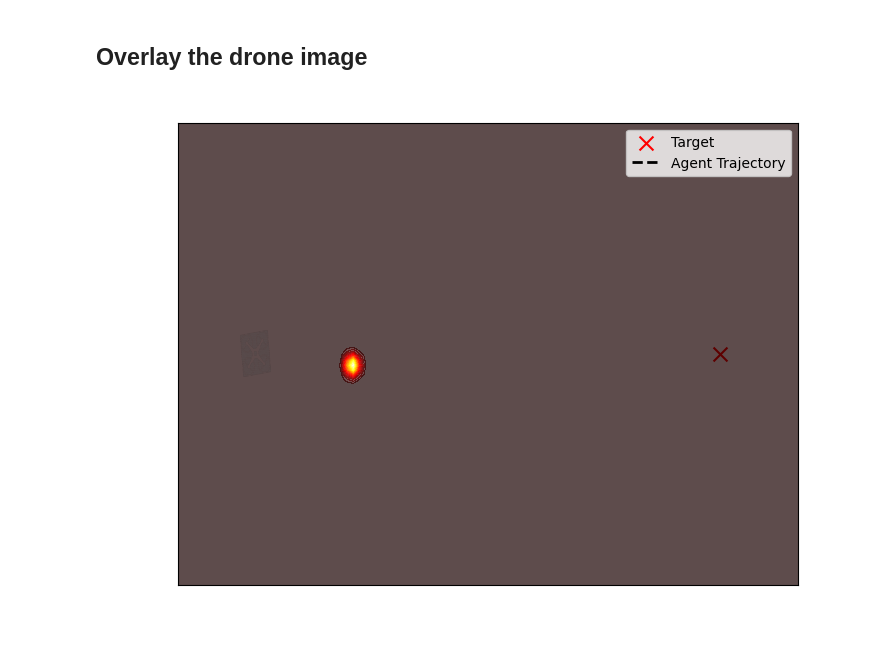
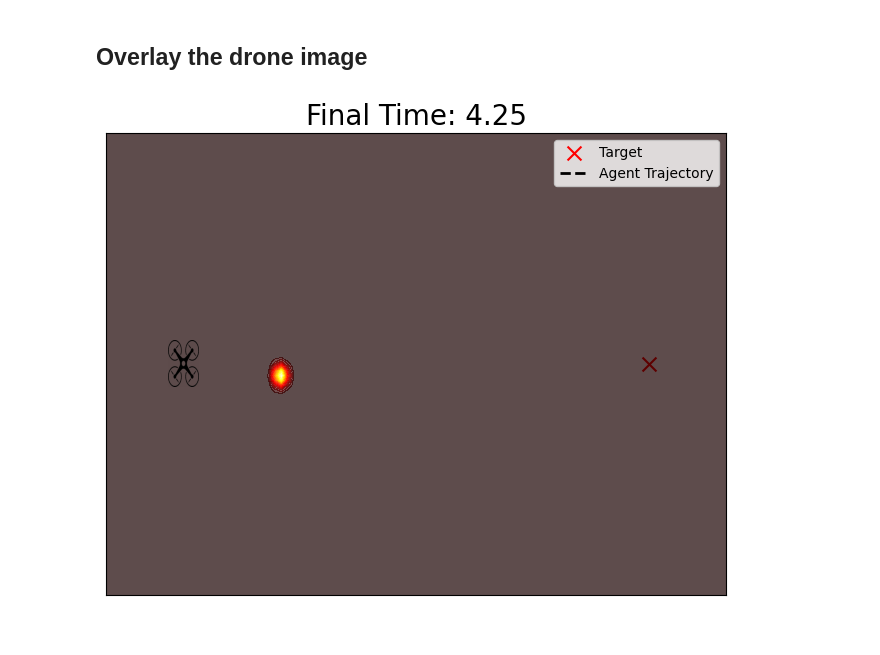
Before and after one commit to mwshumway/Wildfires, a Jupyter notebook: fire2_target1_constw.ipynb, the cells around one changed output. Saved outputs shown, nothing was run; the diff lists cells and outputs as text; code cells hidden in the pictures.

```diff
--- a/fire2_target1_constw.ipynb
+++ b/fire2_target1_constw.ipynb
@@ -309,10 +310,9 @@ ani.save('animations/fire2_avoid_constw.mp4', writer='ffmpeg', fps=40)
 fig, ax = plt.subplots(figsize=(8, 6))
 ax.set_xlim(-5, 35)
 ax.set_ylim(-10, 10)
-ax.set_xlabel('X-axis', color='white')
-ax.set_ylabel('Y-axis', color='white')
-ax.set_title('2 Wildfire Avoidance, Final Time: {:.2f}'.format(tf), color='white')
-ax.tick_params(colors='white')
+ax.set_title('Final Time: {:.2f}'.format(tf), fontsize=20)
+ax.set_xticks([])
+ax.set_yticks([])
 
 # Plot target
 ax.scatter(target[0], target[1], marker='x', color='red', label='Target', s=100)
@@ -322,7 +322,7 @@ traj_line, = ax.plot([], [], 'k--', lw=2, label='Agent Trajectory')  # White das
 ax.legend(facecolor='white')
 
 # Load drone and fire emoji images
-drone_img = mpimg.imread("drone2.webp")
+drone_img = mpimg.imread("drone2.png")
 drone_size = 1.0
 drone = ax.imshow(drone_img, extent=[-100, -99, -100, -99], zorder=3, aspect='auto')
 
@@ -343,55 +343,33 @@ def update(t_anim):
          u_x * u_y * (sigma_parallel - sigma_perp)],
         [u_x * u_y * (sigma_parallel - sigma_perp),
          u_y**2 * sigma_parallel + u_x**2 * sigma_perp]
     ])
 
     Z1 = multivariate_normal.pdf(np.dstack((X, Y)), mean=mean1, cov=Sigma)
     Z2 = multivariate_normal.pdf(np.dstack((X, Y)), mean=mean2, cov=Sigma)
     Z = Z1 + Z2
 
     contour = ax.contourf(X, Y, Z, levels=20, cmap='hot', alpha=0.7)
 
     # Update trajectory
     mask = t_eval <= t_anim
     traj_line.set_data(x_traj[mask], y_traj[mask])
 
     if mask.any():
         x_curr, y_curr = x_traj[mask][-1], y_traj[mask][-1]
         drone_extent = [
             x_curr - drone_size, x_curr + drone_size,
             y_curr - drone_size, y_curr + drone_size
         ]
 
-        if len(x_traj[mask]) > 1:
-            dx = x_traj[mask][-1] - x_traj[mask][-2]
-            dy = y_traj[mask][-1] - y_traj[mask][-2]
-            angle = np.degrees(np.arctan2(dy, dx))
-
-            # Convert normalized float image to uint8 for PIL
-            drone_img_uint8 = (drone_img * 255).astype(np.uint8)
-
-            # Rotate using PIL
-            pil_img = Image.fromarray(drone_img_uint8)
-            rotated = pil_img.rotate(-angle, resample=Image.BICUBIC, expand=True)
-
-            # Convert back to float for imshow
-            rotated_arr = np.asarray(rotated).astype(np.float32) / 255.0
-
-            drone.set_data(rotated_arr)
-            h, w = rotated_arr.shape[0]/100, rotated_arr.shape[1]/100
-            drone.set_extent([
-                x_curr - w/2, x_curr + w/2,
-                y_curr - h/2, y_curr + h/2
-            ])
-        else:
-            drone.set_extent(drone_extent)
+        drone.set_extent(drone_extent)
 
     return []
 
 
 ani = animation.FuncAnimation(
     fig, update, frames=t_anim_vals, blit=False, interval=50, repeat=True
 )
-ani.save('animations/drone_cinematic.mp4', writer='ffmpeg', fps=40)
+ani.save('animations/fire2_drone_constw.mp4', writer='ffmpeg', fps=40)
 # %% [output]
-[figure, old version]
+[figure, new version]
```
Also changed, not shown: parts of 1 cell of this notebook, 11 other files.
